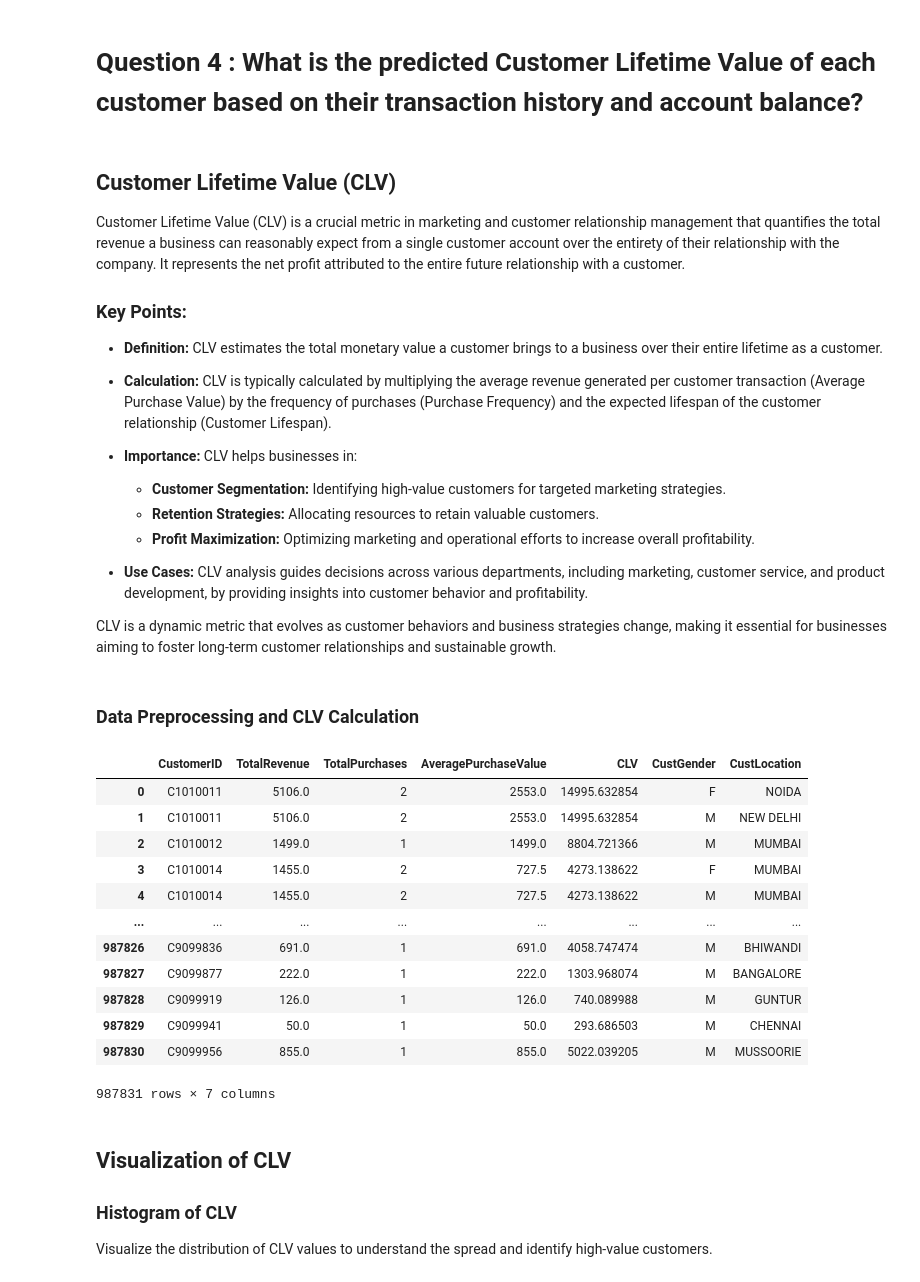
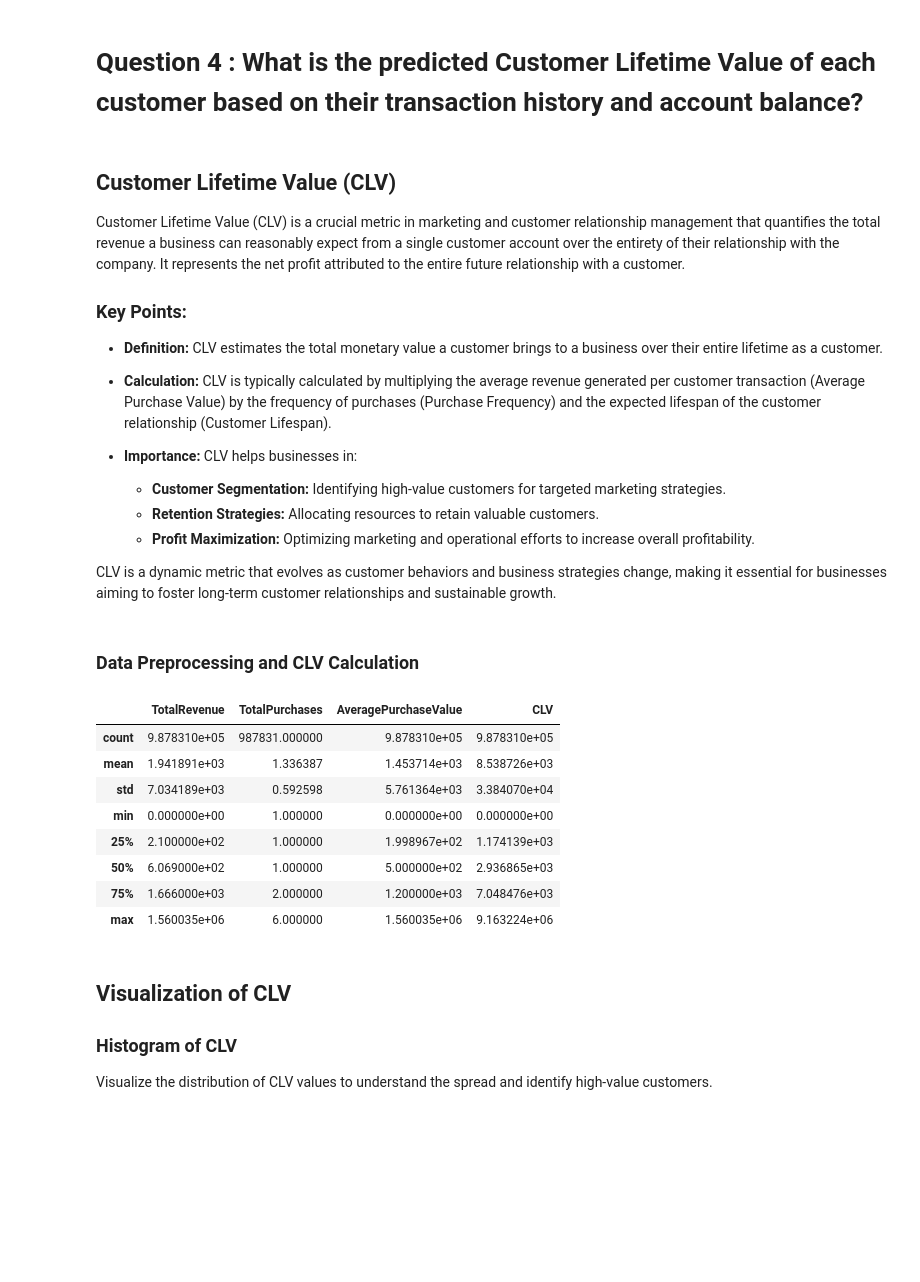
Before and after one commit to Azriy-Nazariee/DSAss, a Jupyter notebook: new_dataset/TT3L_Group8.ipynb, the cells around one changed output. Saved outputs shown, nothing was run; the diff lists cells and outputs as text; code cells hidden in the pictures; blank space fills up the shorter version.

```diff
--- a/new_dataset/TT3L_Group8.ipynb
+++ b/new_dataset/TT3L_Group8.ipynb
@@ -191,8 +191,6 @@ Customer Lifetime Value (CLV) is a crucial metric in marketing and customer rela
   - **Retention Strategies:** Allocating resources to retain valuable customers.
   - **Profit Maximization:** Optimizing marketing and operational efforts to increase overall profitability.
 
-- **Use Cases:** CLV analysis guides decisions across various departments, including marketing, customer service, and product development, by providing insights into customer behavior and profitability.
-
 CLV is a dynamic metric that evolves as customer behaviors and business strategies change, making it essential for businesses aiming to foster long-term customer relationships and sustainable growth.
 # %% [markdown]
 ### Data Preprocessing and CLV Calculation
@@ -221,20 +219,17 @@ clv_df = pd.DataFrame({
 clv_df = clv_df.merge(df_cleaned[['CustomerID', 'CustGender', 'CustLocation']], on='CustomerID')
 # %%
 clv_df
+clv_df.describe()
 # %% [output]
-|  | CustomerID | TotalRevenue | TotalPurchases | AveragePurchaseValue | CLV | CustGender | CustLocation |
-| 0 | C1010011 | 5106.0 | 2 | 2553.0 | 14995.632854 | F | NOIDA |
-| 1 | C1010011 | 5106.0 | 2 | 2553.0 | 14995.632854 | M | NEW DELHI |
-| 2 | C1010012 | 1499.0 | 1 | 1499.0 | 8804.721366 | M | MUMBAI |
-| 3 | C1010014 | 1455.0 | 2 | 727.5 | 4273.138622 | F | MUMBAI |
-| 4 | C1010014 | 1455.0 | 2 | 727.5 | 4273.138622 | M | MUMBAI |
-| ... | ... | ... | ... | ... | ... | ... | ... |
-| 987826 | C9099836 | 691.0 | 1 | 691.0 | 4058.747474 | M | BHIWANDI |
-| 987827 | C9099877 | 222.0 | 1 | 222.0 | 1303.968074 | M | BANGALORE |
-| 987828 | C9099919 | 126.0 | 1 | 126.0 | 740.089988 | M | GUNTUR |
-| 987829 | C9099941 | 50.0 | 1 | 50.0 | 293.686503 | M | CHENNAI |
-| 987830 | C9099956 | 855.0 | 1 | 855.0 | 5022.039205 | M | MUSSOORIE |
+|  | TotalRevenue | TotalPurchases | AveragePurchaseValue | CLV |
+| count | 9.878310e+05 | 987831.000000 | 9.878310e+05 | 9.878310e+05 |
+| mean | 1.941891e+03 | 1.336387 | 1.453714e+03 | 8.538726e+03 |
+| std | 7.034189e+03 | 0.592598 | 5.761364e+03 | 3.384070e+04 |
+| min | 0.000000e+00 | 1.000000 | 0.000000e+00 | 0.000000e+00 |
+| 25% | 2.100000e+02 | 1.000000 | 1.998967e+02 | 1.174139e+03 |
+| 50% | 6.069000e+02 | 1.000000 | 5.000000e+02 | 2.936865e+03 |
+| 75% | 1.666000e+03 | 2.000000 | 1.200000e+03 | 7.048476e+03 |
+| max | 1.560035e+06 | 6.000000 | 1.560035e+06 | 9.163224e+06 |
-987831 rows × 7 columns
 # %% [markdown]
 ## Visualization of CLV
 ### Histogram of CLV
```
Also changed, not shown: parts of 3 cells of this notebook.
